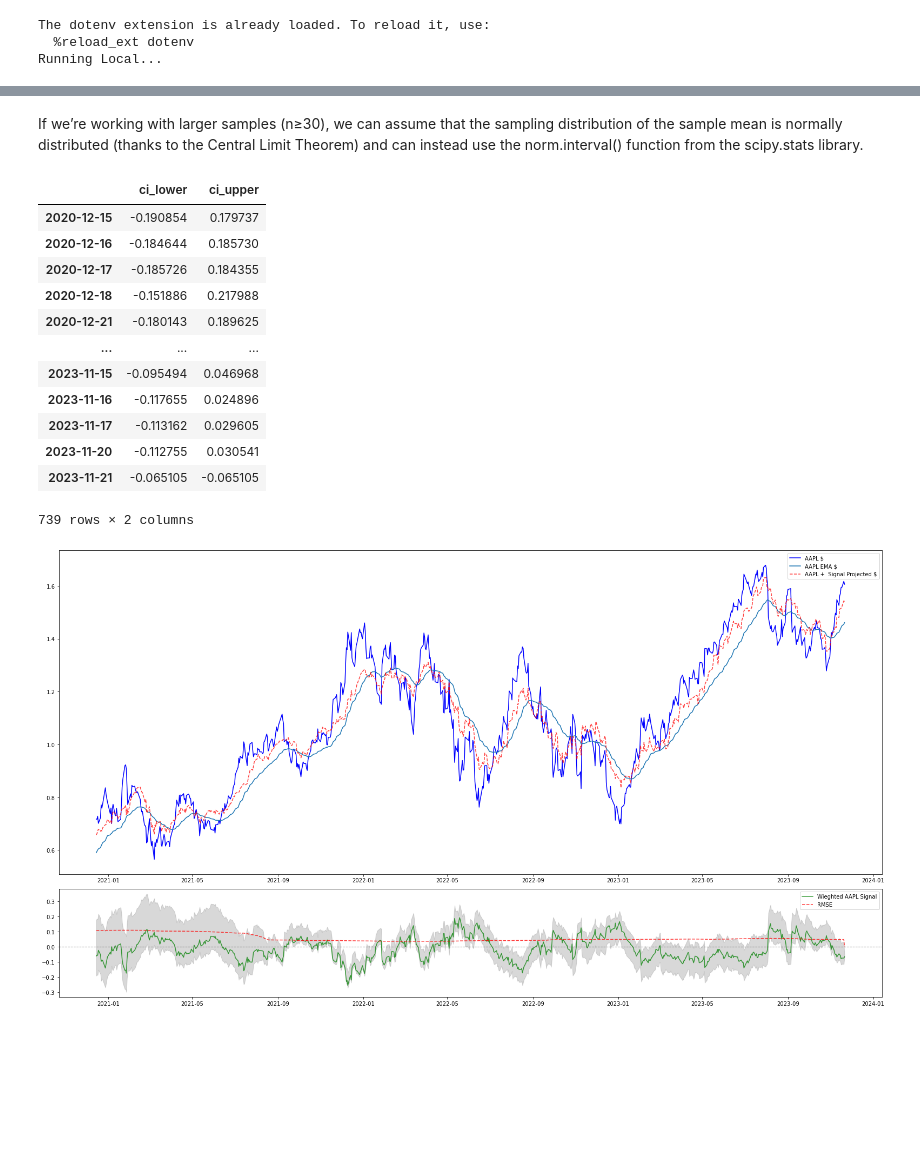
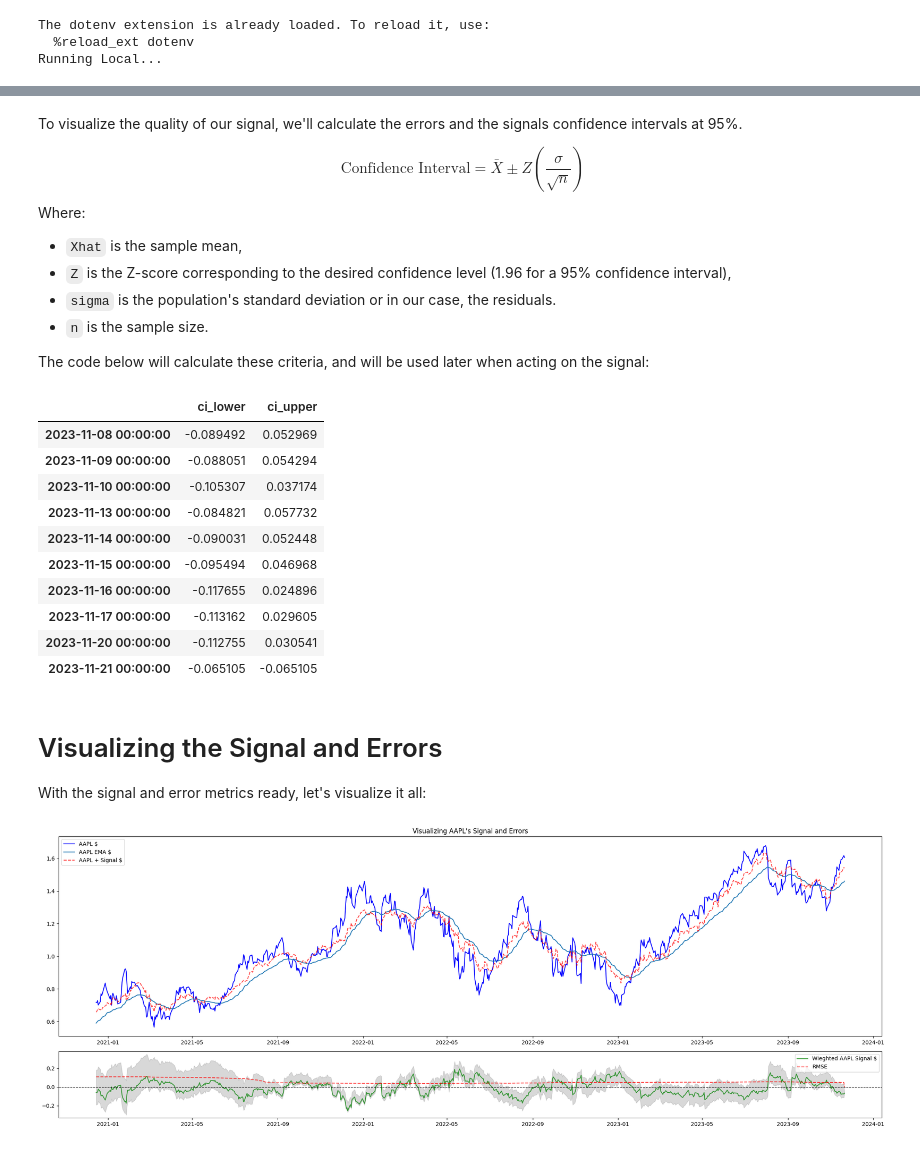
Before and after one commit to adamd1985/quant_research, a Jupyter notebook: startarb-quant.ipynb, the cells around one changed output, grey strips where cells are left out. Cells and saved outputs as stored; diff of their text form; code cells hidden in the pictures; blank space fills up the shorter version.

Commit message:
Final update with images

```diff
--- a/startarb-quant.ipynb
+++ b/startarb-quant.ipynb
@@ -287,9 +270,20 @@ arb_df[f"{TARGET}_signal"].iloc[ARB_WINDOW:]
 2023-11-20   -0.073613
 2023-11-21   -0.065105
 Name: AAPL_signal, Length: 739, dtype: float64
-# %% [markdown]
-If we’re working with larger samples (n≥30), we can assume that the sampling distribution of the sample mean is normally distributed (thanks to the Central Limit Theorem) and can instead use the norm.interval() function from the scipy.stats library.
+# %% [markdown]
+To visualize the quality of our signal, we'll calculate the errors and the signals confidence intervals at 95%.
+
+$$ \text{Confidence Interval} = \bar{X} \pm Z \left(\frac{\sigma}{\sqrt{n}}\right) $$
+Where:
+- `Xhat` is the sample mean,
+- `Z` is the Z-score corresponding to the desired confidence level (1.96 for a 95% confidence interval),
+- `sigma` is the population's standard deviation or in our case, the residuals.
+- `n` is the sample size.
+
+The code below will calculate these criteria, and will be used later when acting on the signal:
 # %%
+
+
 errors = (
     arb_df[f"ema_{TARGET}"] + arb_df[f"ema_d_{TARGET}"] + arb_df[f"{TARGET}_signal"]
 ) - (arb_df[f"ema_{TARGET}"].shift(-1))
@@ -301,76 +295,79 @@ ci = (me - 1.96 * e_std, me + 1.96 * e_std)
 
 arb_df["ci_lower"] = arb_df[f"{TARGET}_signal"].fillna(0) + ci[0]
 arb_df["ci_upper"] = arb_df[f"{TARGET}_signal"].fillna(0) + ci[1]
+arb_df["ci_spread"] = arb_df["ci_upper"] - arb_df["ci_lower"]
 
 arb_df.fillna(0, inplace=True)
-arb_df[["ci_lower", "ci_upper"]].iloc[ARB_WINDOW:]
+arb_df[["ci_lower", "ci_upper"]].iloc[ARB_WINDOW:].tail(10)
 # %% [output]
 |  | ci_lower | ci_upper |
-| 2020-12-15 | -0.190854 | 0.179737 |
-| 2020-12-16 | -0.184644 | 0.185730 |
-| 2020-12-17 | -0.185726 | 0.184355 |
-| 2020-12-18 | -0.151886 | 0.217988 |
-| 2020-12-21 | -0.180143 | 0.189625 |
-| ... | ... | ... |
-| 2023-11-15 | -0.095494 | 0.046968 |
-| 2023-11-16 | -0.117655 | 0.024896 |
-| 2023-11-17 | -0.113162 | 0.029605 |
-| 2023-11-20 | -0.112755 | 0.030541 |
-| 2023-11-21 | -0.065105 | -0.065105 |
+| 2023-11-08 00:00:00 | -0.089492 | 0.052969 |
+| 2023-11-09 00:00:00 | -0.088051 | 0.054294 |
+| 2023-11-10 00:00:00 | -0.105307 | 0.037174 |
+| 2023-11-13 00:00:00 | -0.084821 | 0.057732 |
+| 2023-11-14 00:00:00 | -0.090031 | 0.052448 |
+| 2023-11-15 00:00:00 | -0.095494 | 0.046968 |
+| 2023-11-16 00:00:00 | -0.117655 | 0.024896 |
+| 2023-11-17 00:00:00 | -0.113162 | 0.029605 |
+| 2023-11-20 00:00:00 | -0.112755 | 0.030541 |
+| 2023-11-21 00:00:00 | -0.065105 | -0.065105 |
-739 rows × 2 columns
+# %% [markdown]
+# Visualizing the Signal and Errors
+
+With the signal and error metrics ready, let's visualize it all:
 # %%
-fig, axes = plt.subplots(2, 1, gridspec_kw={"height_ratios": (3, 1)}, figsize=(22, 12))
+fig, axes = plt.subplots(2, 1, gridspec_kw={"height_ratios": (3, 1)}, figsize=(22, 8))
 
+axes[0].set_title(f"Visualizing {TARGET}'s Signal and Errors")
 axes[0].plot(
     arb_df.iloc[ARB_WINDOW:].index,
-    arb_df["AAPL"].iloc[ARB_WINDOW:],
-    label="AAPL $",
+    arb_df[TARGET].iloc[ARB_WINDOW:],
+    label=f"{TARGET} $",
     alpha=1,
     color="b",
 )
 axes[0].plot(
     arb_df.iloc[ARB_WINDOW:].index,
-    arb_df["ema_AAPL"].iloc[ARB_WINDOW:],
-    label="AAPL EMA $",
+    arb_df[f"ema_{TARGET}"].iloc[ARB_WINDOW:],
+    label=f"{TARGET} EMA $",
     alpha=1,
 )
 axes[0].plot(
     arb_df.iloc[ARB_WINDOW:].index,
     arb_df[f"{TARGET}_signal"].iloc[ARB_WINDOW:].fillna(0)
-    + arb_df["AAPL"].iloc[ARB_WINDOW:],
-    label="AAPL +  Signal Projected $",
+    + arb_df[TARGET].iloc[ARB_WINDOW:],
+    label=f"{TARGET} + Signal $",
     alpha=0.75,
     linestyle="--",
     color="r",
 )
 axes[0].legend()
 
 axes[1].plot(
     arb_df.iloc[ARB_WINDOW:].index,
     arb_df[f"{TARGET}_signal"].iloc[ARB_WINDOW:],
-    label="Wieghted AAPL Signal",
+    label=f"Wieghted {TARGET} Signal $",
     alpha=0.75,
     color="g",
 )
 axes[1].plot(
     arb_df.iloc[ARB_WINDOW:].index,
     arb_df["rmse"].iloc[ARB_WINDOW:],
     label="RMSE",
     alpha=0.75,
     linestyle="--",
     color="r",
 )
 axes[1].fill_between(
     arb_df.iloc[ARB_WINDOW:].index,
     arb_df["ci_lower"].iloc[ARB_WINDOW:],
     arb_df["ci_upper"].iloc[ARB_WINDOW:],
     color="gray",
     alpha=0.3,
 )
 axes[1].axhline(0, color="black", linestyle="--", linewidth=1)
 axes[1].legend()
-
 plt.tight_layout()
 plt.show()
 # %% [output]
-[figure, old version]
+[figure, new version]
```
Also changed, not shown: parts of 21 cells of this notebook, 2 other files.
